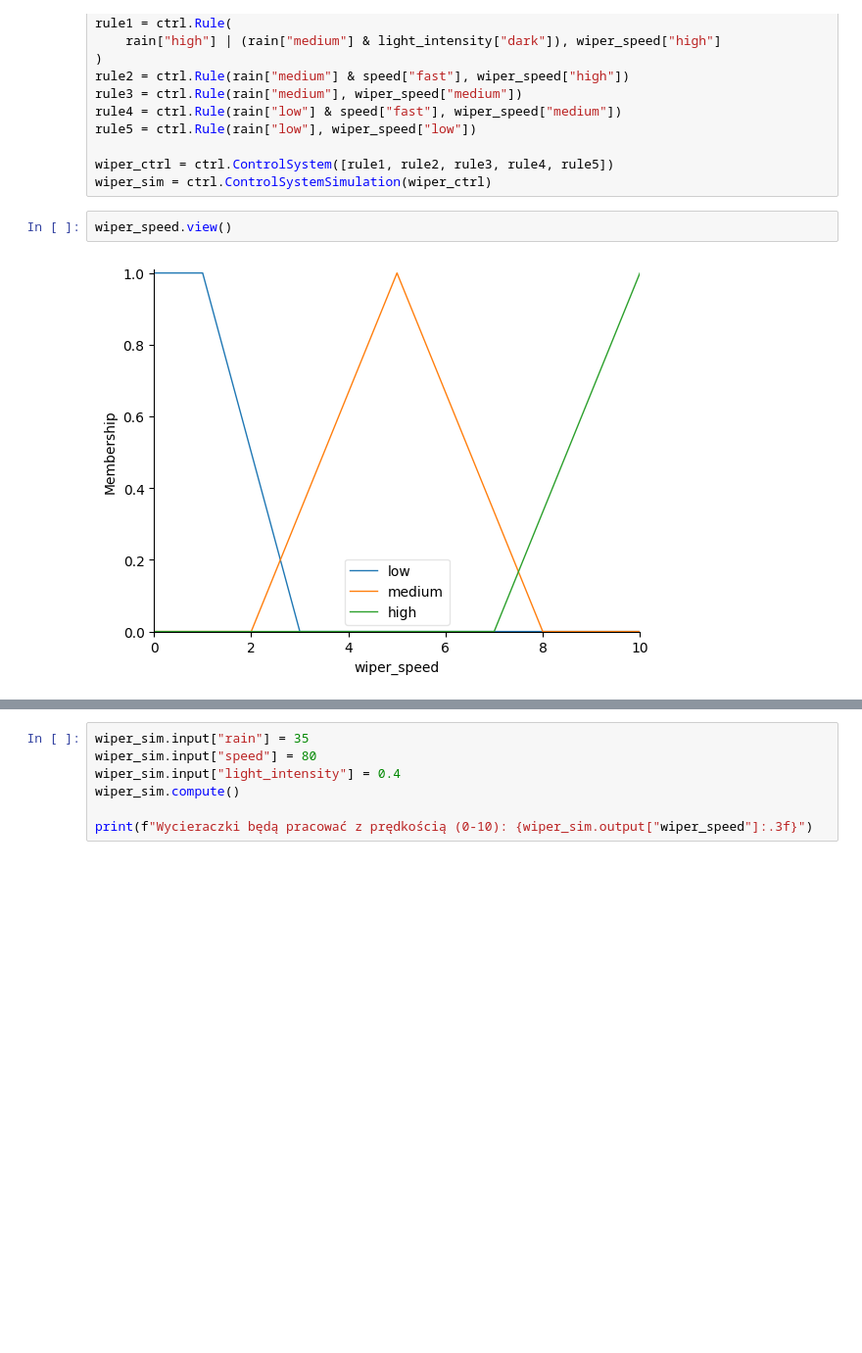
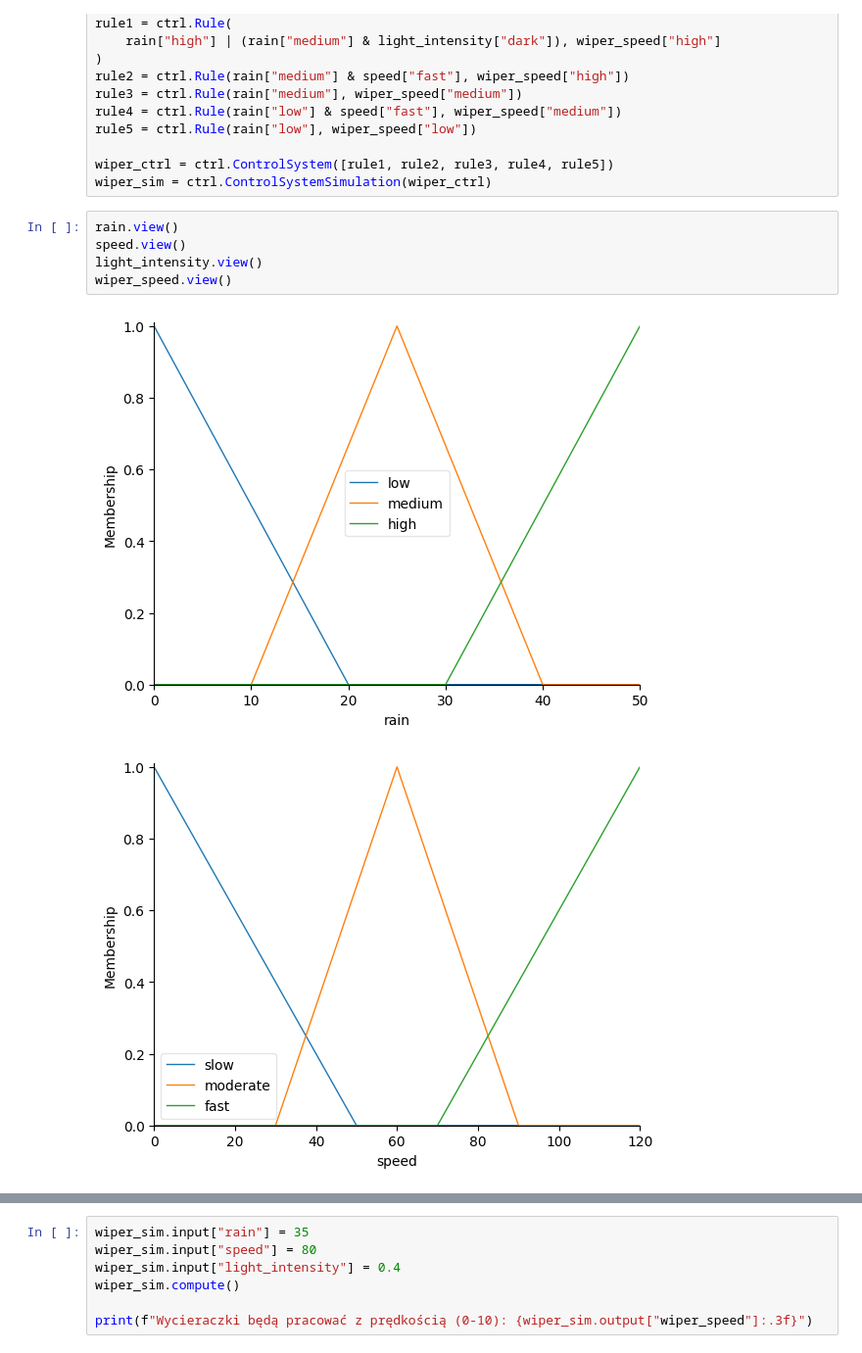
Before and after one commit to ZEN1X/MIO, a Jupyter notebook: lab05/lab05.ipynb, the cells around one changed output, grey strips where cells are left out. Shown: that part at 98% size. Drawn from its saved outputs; the diff is of its cells as text; blank space fills up the shorter version.

```diff
--- a/lab05/lab05.ipynb
+++ b/lab05/lab05.ipynb
@@ -147,6 +147,10 @@ rule5 = ctrl.Rule(rain["low"], wiper_speed["low"])
 wiper_ctrl = ctrl.ControlSystem([rule1, rule2, rule3, rule4, rule5])
 wiper_sim = ctrl.ControlSystemSimulation(wiper_ctrl)
 # %%
+rain.view()
+speed.view()
+light_intensity.view()
 wiper_speed.view()
 # %% [output]
-[figure, old version]
+[figure, new version]
+[figure, added]
```
Also changed, not shown: parts of 1 cell of this notebook.
